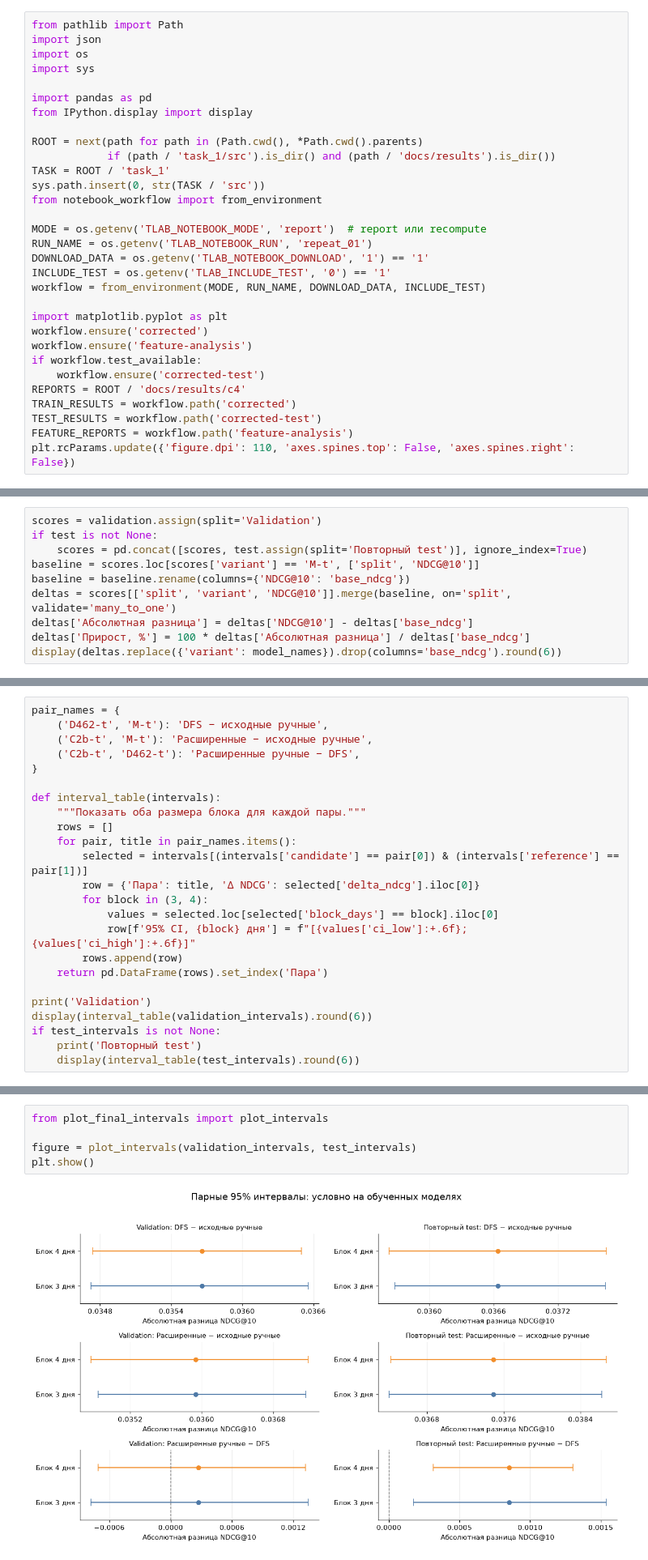
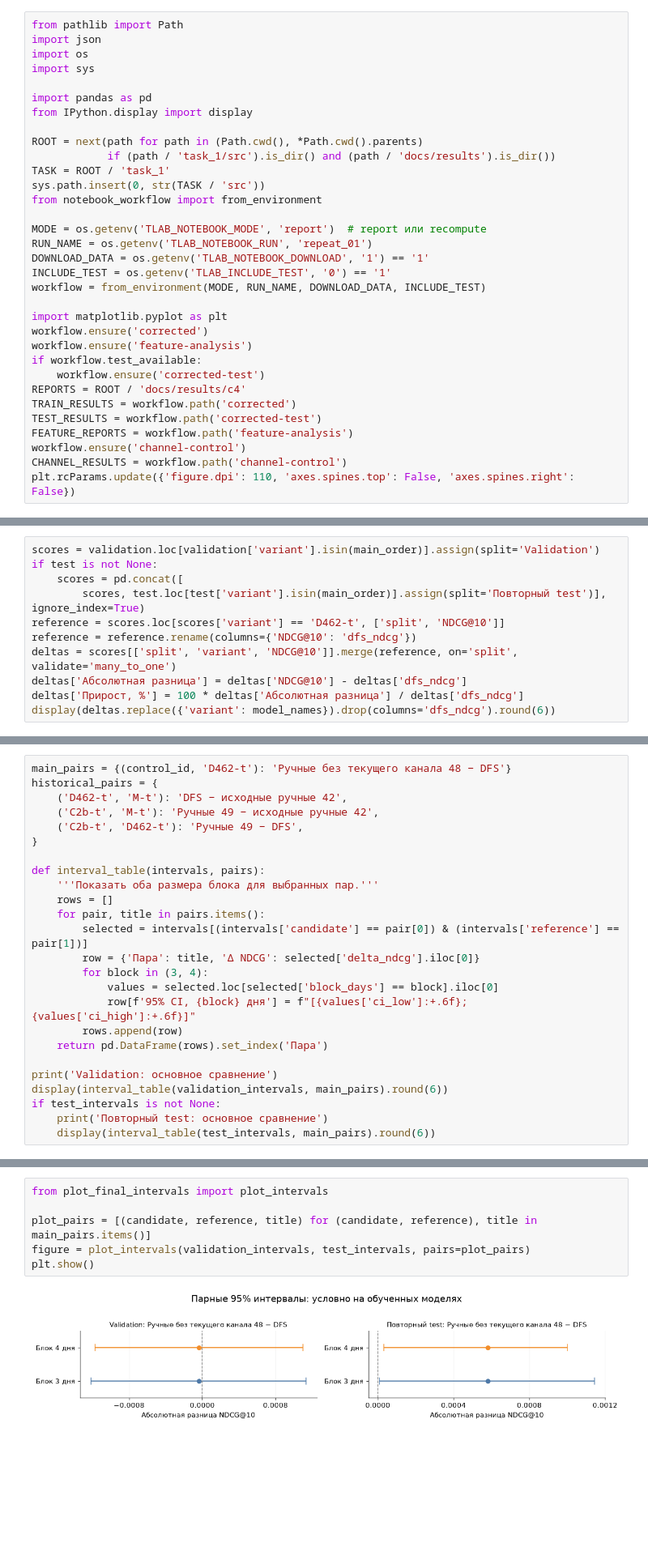
Before and after one commit to GodNaoborot/T-labs-recsys, a Jupyter notebook: task_1/notebooks/final-comparison.ipynb, the cells around one changed output, grey strips where cells are left out. Shown at 81% size. Drawn from its saved outputs; the diff is of its cells as text; blank space fills up the shorter version.

```diff
--- a/task_1/notebooks/final-comparison.ipynb
+++ b/task_1/notebooks/final-comparison.ipynb
@@ -112,6 +112,8 @@ REPORTS = ROOT / 'docs/results/c4'
 TRAIN_RESULTS = workflow.path('corrected')
 TEST_RESULTS = workflow.path('corrected-test')
 FEATURE_REPORTS = workflow.path('feature-analysis')
+workflow.ensure('channel-control')
+CHANNEL_RESULTS = workflow.path('channel-control')
 plt.rcParams.update({'figure.dpi': 110, 'axes.spines.top': False, 'axes.spines.right': False})
 # %%
 if MODE == 'report':
@@ -215,12 +254,13 @@ display(pd.DataFrame(sizes))
 # %%
-scores = validation.assign(split='Validation')
+scores = validation.loc[validation['variant'].isin(main_order)].assign(split='Validation')
 if test is not None:
-    scores = pd.concat([scores, test.assign(split='Повторный test')], ignore_index=True)
-baseline = scores.loc[scores['variant'] == 'M-t', ['split', 'NDCG@10']]
-baseline = baseline.rename(columns={'NDCG@10': 'base_ndcg'})
-deltas = scores[['split', 'variant', 'NDCG@10']].merge(baseline, on='split', validate='many_to_one')
-deltas['Абсолютная разница'] = deltas['NDCG@10'] - deltas['base_ndcg']
-deltas['Прирост, %'] = 100 * deltas['Абсолютная разница'] / deltas['base_ndcg']
-display(deltas.replace({'variant': model_names}).drop(columns='base_ndcg').round(6))
+    scores = pd.concat([
+        scores, test.loc[test['variant'].isin(main_order)].assign(split='Повторный test')], ignore_index=True)
+reference = scores.loc[scores['variant'] == 'D462-t', ['split', 'NDCG@10']]
+reference = reference.rename(columns={'NDCG@10': 'dfs_ndcg'})
+deltas = scores[['split', 'variant', 'NDCG@10']].merge(reference, on='split', validate='many_to_one')
+deltas['Абсолютная разница'] = deltas['NDCG@10'] - deltas['dfs_ndcg']
+deltas['Прирост, %'] = 100 * deltas['Абсолютная разница'] / deltas['dfs_ndcg']
+display(deltas.replace({'variant': model_names}).drop(columns='dfs_ndcg').round(6))
 # %% [output]
 |  | split | variant | NDCG@10 | Абсолютная разница | Прирост, % |
@@ -257,16 +298,17 @@ plt.show()
 seed 42, двусторонние 95% percentile-интервалы. Обе модели получают
 одинаковые дни; сохраняется вес user-day групп. Разница абсолютная.
 # %%
-pair_names = {
-    ('D462-t', 'M-t'): 'DFS − исходные ручные',
-    ('C2b-t', 'M-t'): 'Расширенные − исходные ручные',
-    ('C2b-t', 'D462-t'): 'Расширенные ручные − DFS',
+main_pairs = {(control_id, 'D462-t'): 'Ручные без текущего канала 48 − DFS'}
+historical_pairs = {
+    ('D462-t', 'M-t'): 'DFS − исходные ручные 42',
+    ('C2b-t', 'M-t'): 'Ручные 49 − исходные ручные 42',
+    ('C2b-t', 'D462-t'): 'Ручные 49 − DFS',
 }
 
-def interval_table(intervals):
-    """Показать оба размера блока для каждой пары."""
+def interval_table(intervals, pairs):
+    '''Показать оба размера блока для выбранных пар.'''
     rows = []
-    for pair, title in pair_names.items():
+    for pair, title in pairs.items():
         selected = intervals[(intervals['candidate'] == pair[0]) & (intervals['reference'] == pair[1])]
         row = {'Пара': title, 'Δ NDCG': selected['delta_ndcg'].iloc[0]}
         for block in (3, 4):
@@ -275,9 +317,9 @@ def interval_table(intervals):
         rows.append(row)
     return pd.DataFrame(rows).set_index('Пара')
 
-print('Validation')
-display(interval_table(validation_intervals).round(6))
+print('Validation: основное сравнение')
+display(interval_table(validation_intervals, main_pairs).round(6))
 if test_intervals is not None:
-    print('Повторный test')
-    display(interval_table(test_intervals).round(6))
+    print('Повторный test: основное сравнение')
+    display(interval_table(test_intervals, main_pairs).round(6))
 # %% [output]
@@ -296,8 +334,9 @@ Validation
 # %%
 from plot_final_intervals import plot_intervals
 
-figure = plot_intervals(validation_intervals, test_intervals)
+plot_pairs = [(candidate, reference, title) for (candidate, reference), title in main_pairs.items()]
+figure = plot_intervals(validation_intervals, test_intervals, pairs=plot_pairs)
 plt.show()
 # %% [output]
-[figure, old version]
+[figure, new version]
 # %% [markdown]
```
Also changed, not shown: parts of 18 cells of this notebook, 22 other files.
